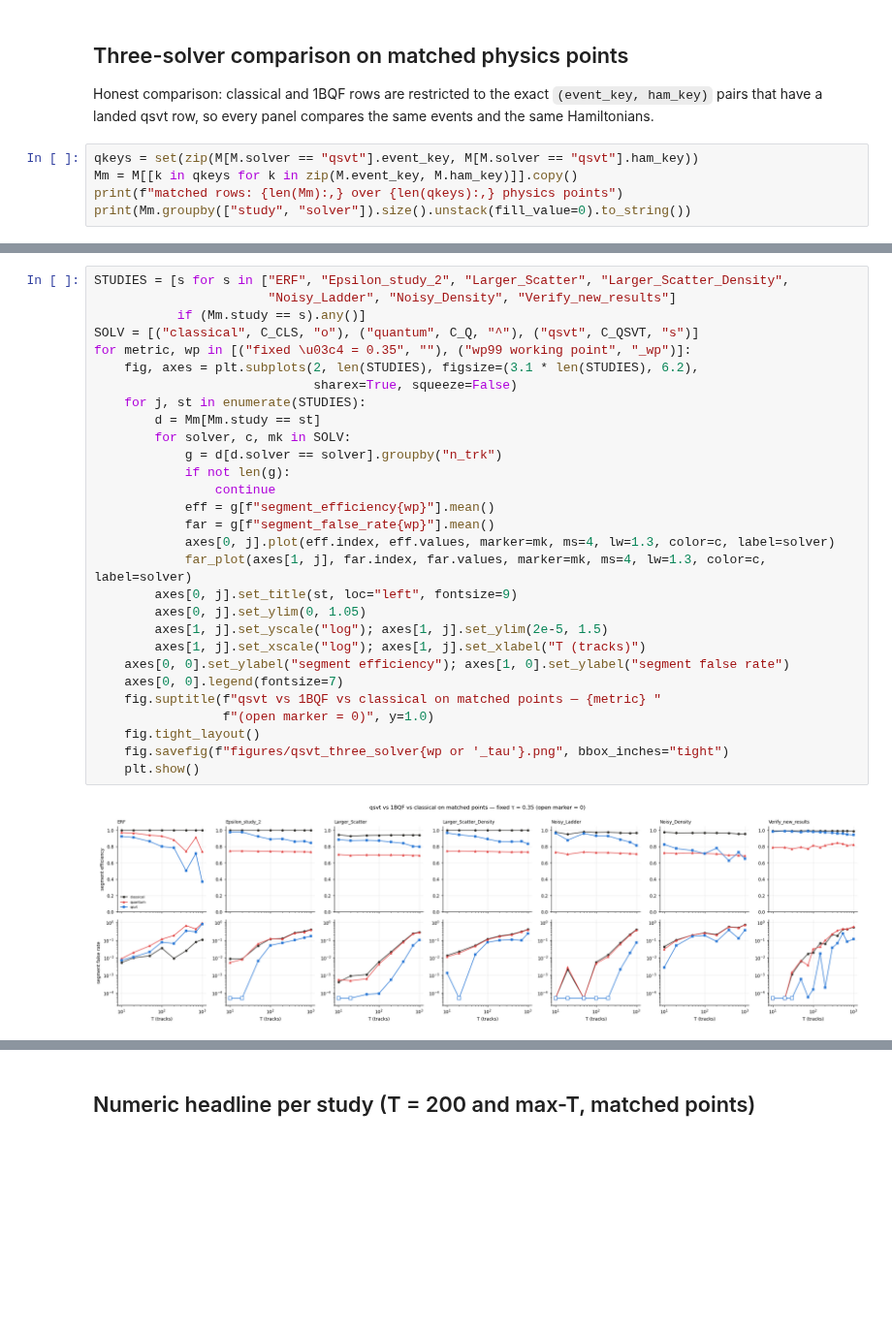
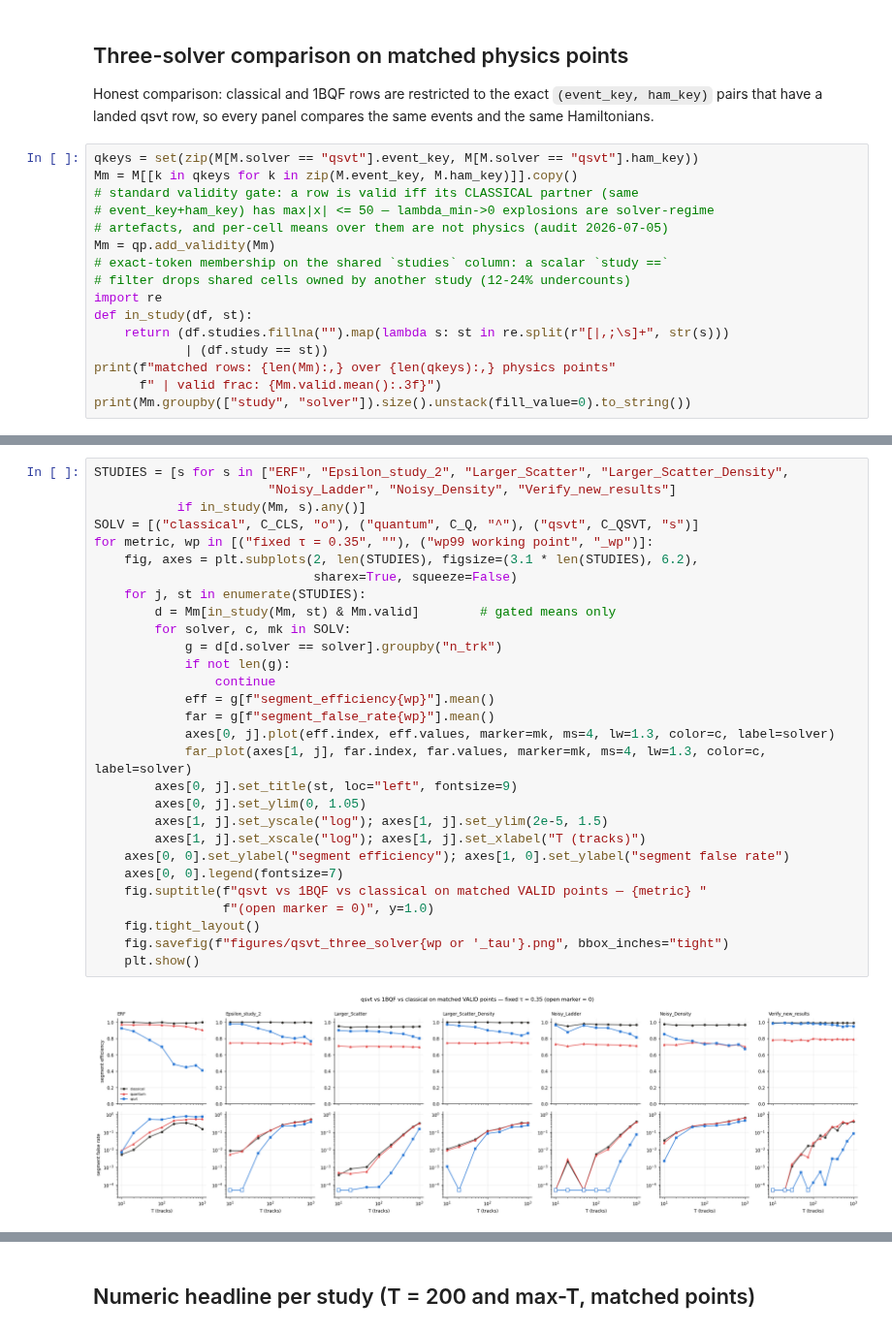
Before and after one commit to GeorgeWilliam1999/Quantum_Track_Reconstruction, a Jupyter notebook: QSVT/qsvt_three_solver_analysis.ipynb, the cells around one changed output, grey strips where cells are left out. Shown at 97% size. Saved outputs shown, nothing was run; the diff lists cells and outputs as text; blank space fills up the shorter version.

```diff
--- a/QSVT/qsvt_three_solver_analysis.ipynb
+++ b/QSVT/qsvt_three_solver_analysis.ipynb
@@ -95,6 +95,17 @@ same events and the same Hamiltonians.
 # %%
 qkeys = set(zip(M[M.solver == "qsvt"].event_key, M[M.solver == "qsvt"].ham_key))
 Mm = M[[k in qkeys for k in zip(M.event_key, M.ham_key)]].copy()
-print(f"matched rows: {len(Mm):,} over {len(qkeys):,} physics points")
+# standard validity gate: a row is valid iff its CLASSICAL partner (same
+# event_key+ham_key) has max|x| <= 50 — lambda_min->0 explosions are solver-regime
+# artefacts, and per-cell means over them are not physics (audit 2026-07-05)
+Mm = qp.add_validity(Mm)
+# exact-token membership on the shared `studies` column: a scalar `study ==`
+# filter drops shared cells owned by another study (12-24% undercounts)
+import re
+def in_study(df, st):
+    return (df.studies.fillna("").map(lambda s: st in re.split(r"[|,;\s]+", str(s)))
+            | (df.study == st))
+print(f"matched rows: {len(Mm):,} over {len(qkeys):,} physics points"
+      f" | valid frac: {Mm.valid.mean():.3f}")
 print(Mm.groupby(["study", "solver"]).size().unstack(fill_value=0).to_string())
 # %% [output]
@@ -113,31 +124,31 @@ Verify_new_results            506   506      300
 # %%
 STUDIES = [s for s in ["ERF", "Epsilon_study_2", "Larger_Scatter", "Larger_Scatter_Density",
                        "Noisy_Ladder", "Noisy_Density", "Verify_new_results"]
-           if (Mm.study == s).any()]
+           if in_study(Mm, s).any()]
 SOLV = [("classical", C_CLS, "o"), ("quantum", C_Q, "^"), ("qsvt", C_QSVT, "s")]
-for metric, wp in [("fixed \u03c4 = 0.35", ""), ("wp99 working point", "_wp")]:
+for metric, wp in [("fixed τ = 0.35", ""), ("wp99 working point", "_wp")]:
     fig, axes = plt.subplots(2, len(STUDIES), figsize=(3.1 * len(STUDIES), 6.2),
                              sharex=True, squeeze=False)
     for j, st in enumerate(STUDIES):
-        d = Mm[Mm.study == st]
+        d = Mm[in_study(Mm, st) & Mm.valid]        # gated means only
         for solver, c, mk in SOLV:
             g = d[d.solver == solver].groupby("n_trk")
             if not len(g):
                 continue
             eff = g[f"segment_efficiency{wp}"].mean()
             far = g[f"segment_false_rate{wp}"].mean()
             axes[0, j].plot(eff.index, eff.values, marker=mk, ms=4, lw=1.3, color=c, label=solver)
             far_plot(axes[1, j], far.index, far.values, marker=mk, ms=4, lw=1.3, color=c, label=solver)
         axes[0, j].set_title(st, loc="left", fontsize=9)
         axes[0, j].set_ylim(0, 1.05)
         axes[1, j].set_yscale("log"); axes[1, j].set_ylim(2e-5, 1.5)
         axes[1, j].set_xscale("log"); axes[1, j].set_xlabel("T (tracks)")
     axes[0, 0].set_ylabel("segment efficiency"); axes[1, 0].set_ylabel("segment false rate")
     axes[0, 0].legend(fontsize=7)
-    fig.suptitle(f"qsvt vs 1BQF vs classical on matched points — {metric} "
+    fig.suptitle(f"qsvt vs 1BQF vs classical on matched VALID points — {metric} "
                  f"(open marker = 0)", y=1.0)
     fig.tight_layout()
     fig.savefig(f"figures/qsvt_three_solver{wp or '_tau'}.png", bbox_inches="tight")
     plt.show()
 # %% [output]
-[figure, old version]
+[figure, new version]
```
Also changed, not shown: parts of 10 cells of this notebook, 54 other files.
